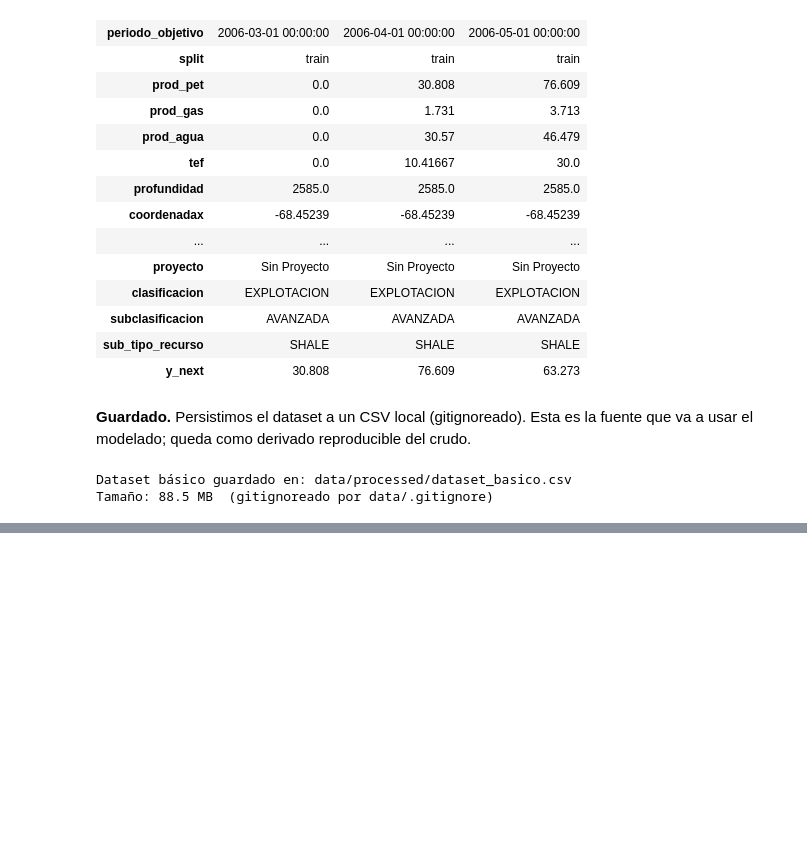
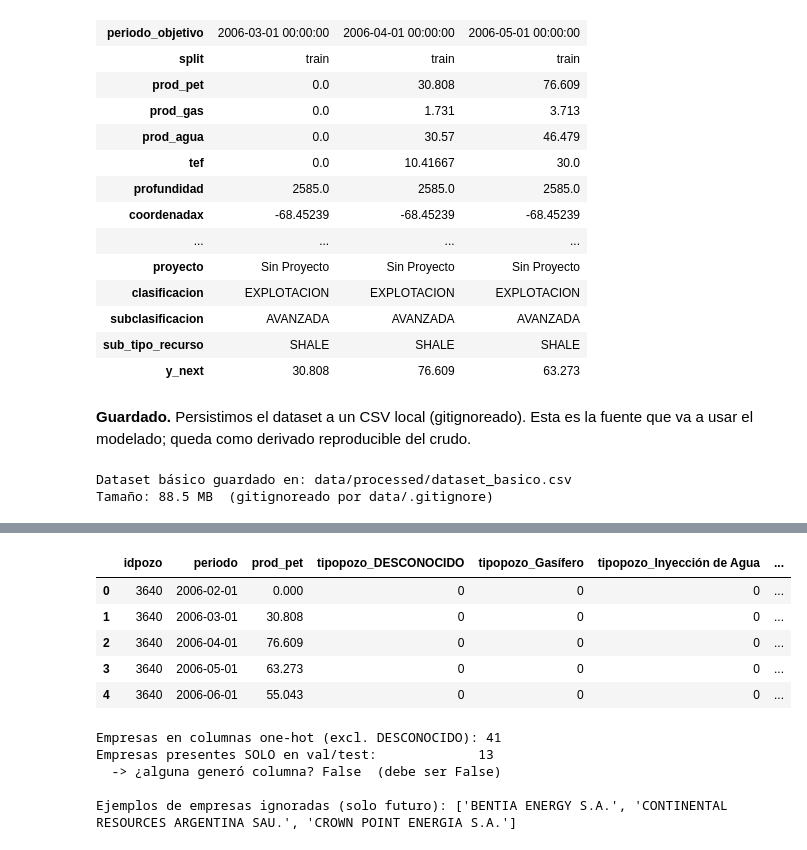
Before and after one commit to tommycass/oil-production-forecasting-platform, a Jupyter notebook: notebooks/03_feature_engineering.ipynb, the cells around one changed output, grey strips where cells are left out. Saved outputs shown, nothing was run; the diff lists cells and outputs as text; code cells hidden in the pictures; blank space fills up the shorter version.

Commit message:
feat(ml): one-hot encoding reutilizable de categóricas (ajustado solo en train)

```diff
--- a/notebooks/03_feature_engineering.ipynb
+++ b/notebooks/03_feature_engineering.ipynb
@@ -395,0 +409,10 @@ Tamaño: 88.5 MB  (gitignoreado por data/.gitignore)
+# %%
+ds_enc, encoder = dataset.onehot_encode_dataset(ds)
+
+n_dummies = ds_enc.shape[1] - (ds.shape[1] - len(dataset.BASIC_CATEGORICAL_FEATURES))
+print(f"Categóricas codificadas: {len(dataset.BASIC_CATEGORICAL_FEATURES)}")
+print(f"Columnas one-hot generadas: {n_dummies}")
+print(f"Shape: {ds.shape}  ->  {ds_enc.shape}")
+print("\nColumnas one-hot por feature categórica:")
+for col, cats in zip(dataset.BASIC_CATEGORICAL_FEATURES, encoder.categories_):
+    print(f"  {col:22s}: {len(cats):>3d}")
@@ -395,0 +439,27 @@ Tamaño: 88.5 MB  (gitignoreado por data/.gitignore)
+# %%
+# Vistazo: claves + numéricas + algunas dummies de tipopozo, transpuesto
+dummies_tipopozo = [c for c in ds_enc.columns if c.startswith("tipopozo_")]
+ds_enc[["idpozo", "periodo", "prod_pet", *dummies_tipopozo, "y_next"]].head(5)
+# %% [output]
+|  | idpozo | periodo | prod_pet | tipopozo_DESCONOCIDO | tipopozo_Gasífero | tipopozo_Inyección de Agua | ... |
+| 0 | 3640 | 2006-02-01 | 0.000 | 0 | 0 | 0 | ... |
+| 1 | 3640 | 2006-03-01 | 30.808 | 0 | 0 | 0 | ... |
+| 2 | 3640 | 2006-04-01 | 76.609 | 0 | 0 | 0 | ... |
+| 3 | 3640 | 2006-05-01 | 63.273 | 0 | 0 | 0 | ... |
+| 4 | 3640 | 2006-06-01 | 55.043 | 0 | 0 | 0 | ... |
+# %%
+# Comprobación anti-leakage: categorías que aparecen SOLO en val/test no generan columna.
+cols_empresa = {c.split("empresa_", 1)[1] for c in ds_enc.columns if c.startswith("empresa_")}
+emp_train = set(ds.loc[ds.split == "train", "empresa"].dropna())
+emp_solo_futuro = set(ds.loc[ds.split != "train", "empresa"].dropna()) - emp_train
+
+print(f"Empresas en columnas one-hot (excl. DESCONOCIDO): {len(cols_empresa - {dataset.CATEGORICAL_NA_FILL})}")
+print(f"Empresas presentes SOLO en val/test:             {len(emp_solo_futuro)}")
+print(f"  -> ¿alguna generó columna? {any(e in cols_empresa for e in emp_solo_futuro)}  (debe ser False)")
+print(f"\nEjemplos de empresas ignoradas (solo futuro): {sorted(emp_solo_futuro)[:3]}")
+# %% [output]
+Empresas en columnas one-hot (excl. DESCONOCIDO): 41
+Empresas presentes SOLO en val/test:             13
+  -> ¿alguna generó columna? False  (debe ser False)
+
+Ejemplos de empresas ignoradas (solo futuro): ['BENTIA ENERGY S.A.', 'CONTINENTAL RESOURCES ARGENTINA SAU.', 'CROWN POINT ENERGIA S.A.']
```
Also changed, not shown: parts of 4 cells of this notebook, 1 other file.
